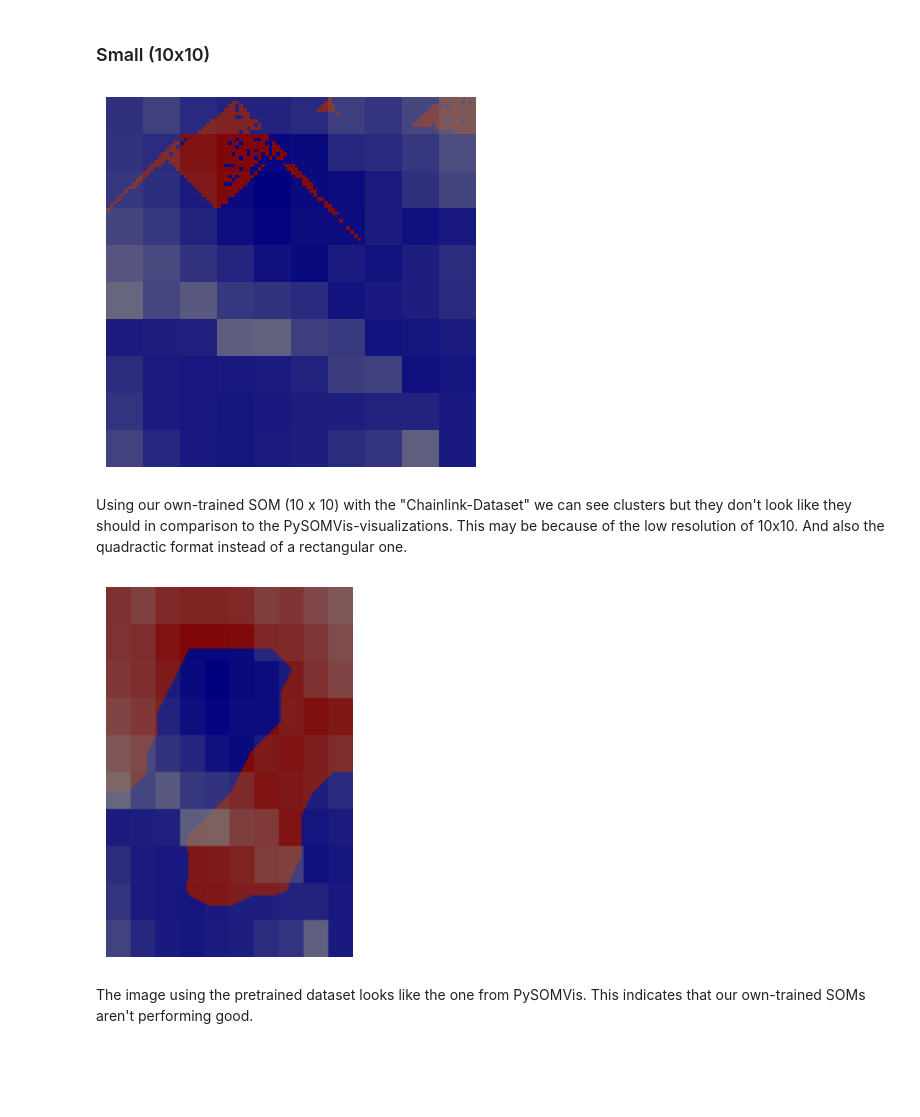
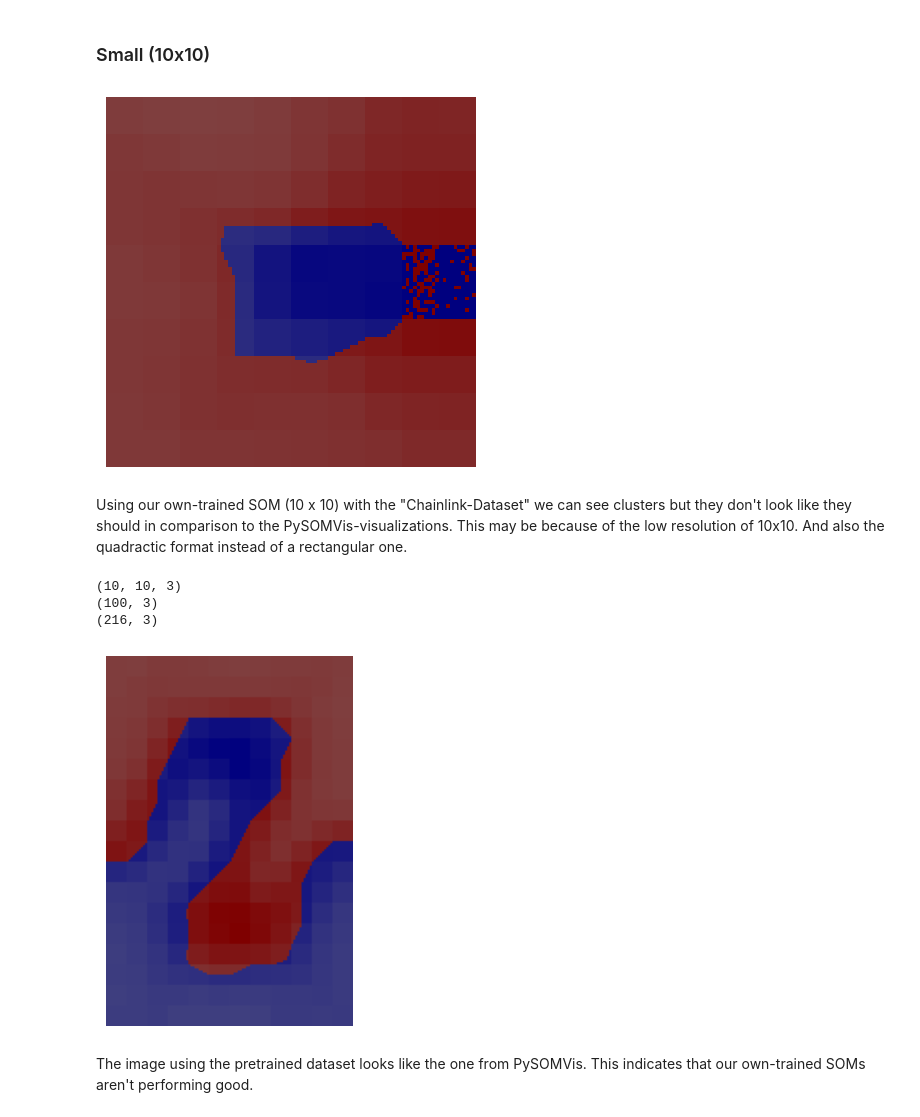
Before and after one commit to marlederer/PySOMVis_Coding_I_2023, a Jupyter notebook: PySOMVis/coding_assignment.ipynb, the cells around one changed output. Saved outputs shown, nothing was run; the diff lists cells and outputs as text; code cells hidden in the pictures; blank space fills up the shorter version.

```diff
--- a/PySOMVis/coding_assignment.ipynb
+++ b/PySOMVis/coding_assignment.ipynb
@@ -425,17 +429,17 @@ def Chessboard(_m, _n, _weights, _idata, _classes, _dim, _dpi, _voronoi_lines, _
 
 	# User selectable weighting factors (UMatrix, SDH, PMatrix, UStarMatrix)
 	if matrix == "UMatrix":
-		weights_u = UMatrix(weights['ydim'], weights['ydim'], weights['arr'], 4)
+		weights_u = UMatrix(_m, _n, _weights, _dim)
 	elif matrix == "SDH":
-		weights_u = SDH(weights['ydim'], weights['ydim'], weights['arr'], idata['arr'], 25, 0)
+		weights_u = SDH(_m, _n, _weights, _idata, 25, 0)
 	elif matrix == "PMatrix":
-		weights_u = PMatrix(weights['ydim'], weights['ydim'], weights['arr'], idata['arr'], 1.014889156509222)
+		weights_u = PMatrix(_m, _n, _weights, _idata, 1.014889156509222)
 	elif matrix == "UStarMatrix":
-		weights_u = UStarMatrix(weights['ydim'], weights['ydim'], weights['arr'], idata['arr'], 4, 1.014889156509222)
+		weights_u = UStarMatrix(_m, _n, _weights, _idata, _dim, 1.014889156509222)
 	else:
 		# As a default we chose to use the UMatrix with a saturation intensity of 0
 		# simply means no weights are applied to the saturation (original image)
-		weights_u = UMatrix(weights['ydim'], weights['ydim'], weights['arr'], 4)
+		weights_u = UMatrix(weights['xdim'], weights['ydim'], weights['arr'], 4)
 		saturationIntensity = 0
 
 	# Normalizing the weights
@@ -470,10 +474,7 @@ def Chessboard(_m, _n, _weights, _idata, _classes, _dim, _dpi, _voronoi_lines, _
 	# Transforming the HSV image back to RGB (in order to get an actual image)
 	rgb_image_new = hsv2rgb(hsv_im)
 
-	# Displaying the image
-	plt.imshow(rgb_image_new)
-	plt.axis('off')
-	plt.show()
+	return rgb_image_new
 # %% [markdown]
 ### Testing function with IRIS
 # %% [markdown]
@@ -515,22 +584,38 @@ The best parameters were once determined using a grid-search alike function and
 # %%
-som_small = MiniSom(10, 10, dim_chainlink, sigma=7, learning_rate=0.7, random_seed=7)
+som_small = MiniSom(10, 10, dim_chainlink, sigma=5.5, learning_rate=0.6, random_seed=10)
 som_small.train(idata_chainlink['arr'], 100_000)
+som_small_reshaped = som_small._weights.reshape((100, 3))
 
-som_large = MiniSom(100, 60, dim_chainlink)
+som_large = MiniSom(100, 60, dim_chainlink, sigma=1.5, learning_rate=0.6, random_seed=10)
 som_large.train(idata_chainlink['arr'], 10_000)
+som_large_reshaped = som_large._weights.reshape((6000, 3))
 # %% [markdown]
 ### Small (10x10)
 # %%
-small_som_chainlink = Chessboard(10, 10, som_small._weights, idata_chainlink['arr'], classes_chainlink['arr'][:,1], dim_chainlink, high_dpi, voronoi, chessboard, interpolation, saturationIntensity, matrix[2])
+small_som_chainlink = Chessboard(10, 10, som_small_reshaped, idata_chainlink['arr'], classes_chainlink['arr'][:,1],
+                                 dim_chainlink, high_dpi, voronoi, chessboard, interpolation, saturationIntensity, matrix[2])
+
+plt.imshow(small_som_chainlink)
+plt.axis('off')
+plt.show()
 # %% [output]
-[figure, old version]
+[figure, new version]
 # %% [markdown]
 Using our own-trained SOM (10 x 10) with the "Chainlink-Dataset" we can see clusters but they don't look like they should in comparison to the PySOMVis-visualizations. This may be because of the low resolution of 10x10. And also the quadractic format instead of a rectangular one.
 # %%
 pretrained_chainlink_small = Chessboard(weights_chainlink["ydim"], weights_chainlink["xdim"], weights_chainlink["arr"], idata_chainlink['arr'],
                classes_chainlink['arr'][:,1], dim_chainlink, high_dpi, voronoi, chessboard, interpolation, saturationIntensity, matrix[2])
+
+
+
+plt.imshow(pretrained_chainlink_small)
+plt.axis('off')
+plt.show()
 # %% [output]
+(10, 10, 3)
+(100, 3)
+(216, 3)
-[figure, old version]
+[figure, new version]
 # %% [markdown]
 The image using the pretrained dataset looks like the one from PySOMVis. This indicates that our own-trained SOMs aren't performing good.
 # %% [markdown]
```
Also changed, not shown: parts of 16 cells of this notebook.
